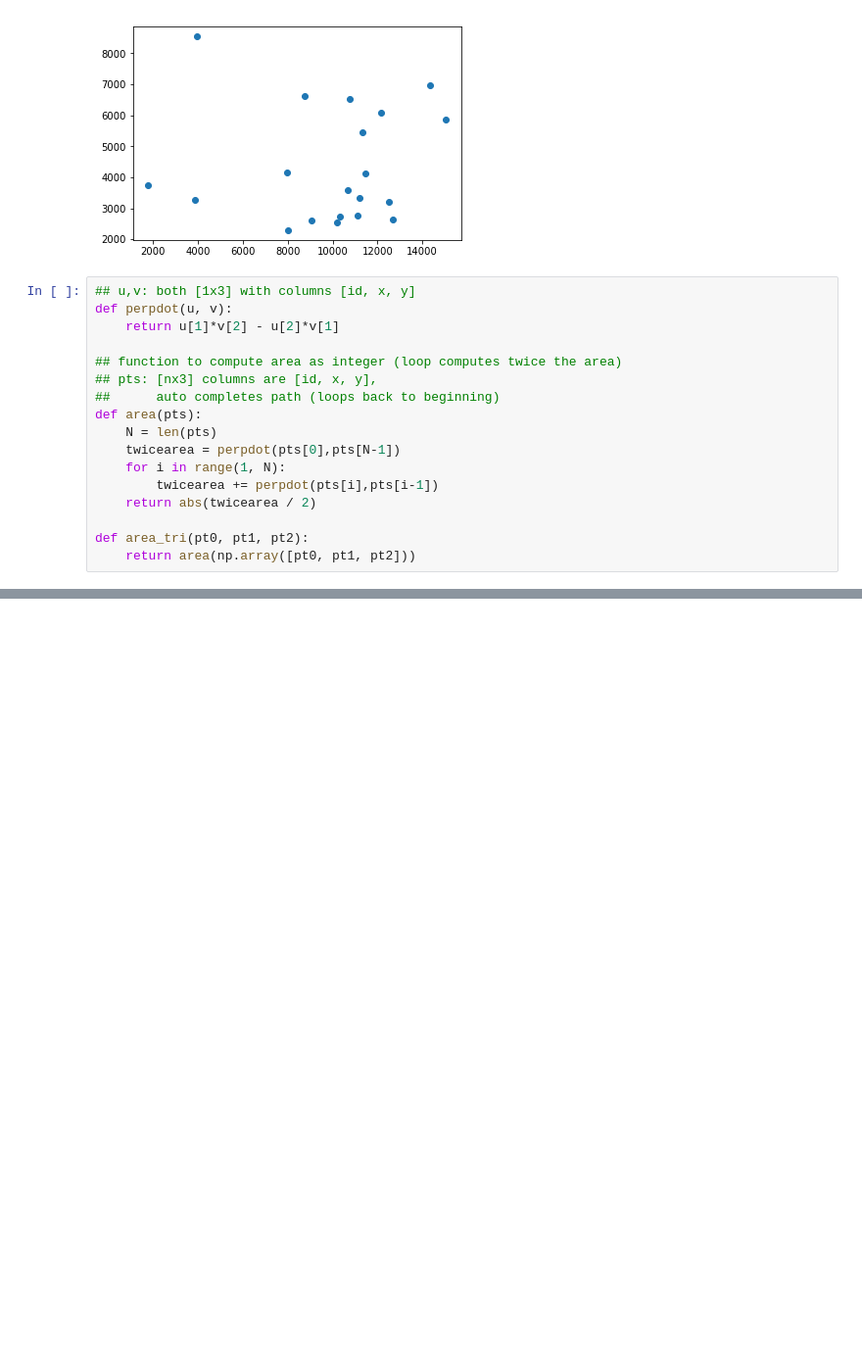
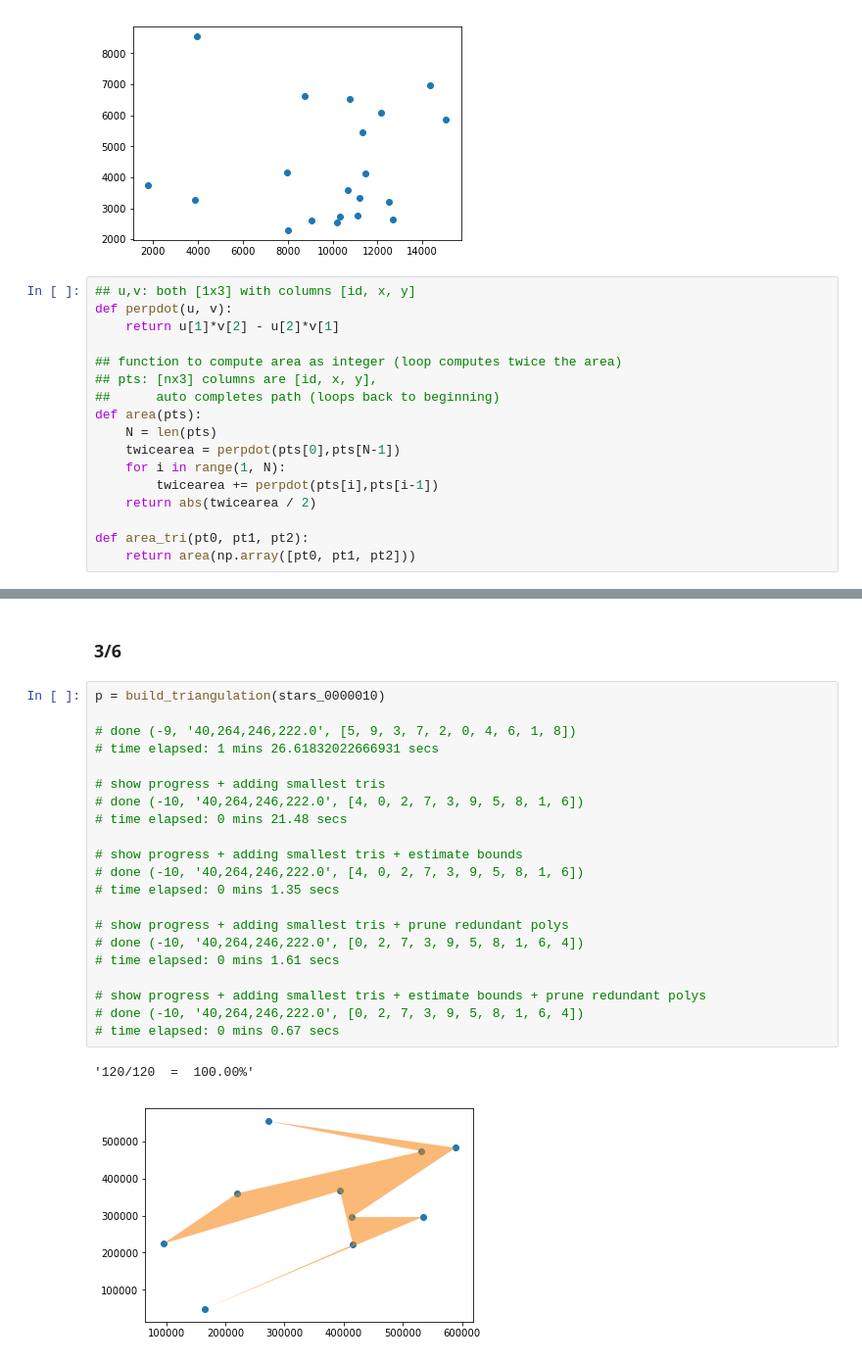
Before and after one commit to mhudnell/geo_optimization_challenge, a Jupyter notebook: geometric_optimization_challenge.ipynb, the cells around one changed output, grey strips where cells are left out. Shown: that part at 98% size. Saved outputs shown, nothing was run; the diff lists cells and outputs as text; blank space fills up the shorter version.

```diff
--- a/geometric_optimization_challenge.ipynb
+++ b/geometric_optimization_challenge.ipynb
@@ -197,0 +303,26 @@ print(len(p), area(p[:-1]), p)
+# %% [markdown]
+### 3/6
+# %%
+p = build_triangulation(stars_0000010)
+
+# done (-9, '40,264,246,222.0', [5, 9, 3, 7, 2, 0, 4, 6, 1, 8])
+# time elapsed: 1 mins 26.61832022666931 secs
+
+# show progress + adding smallest tris
+# done (-10, '40,264,246,222.0', [4, 0, 2, 7, 3, 9, 5, 8, 1, 6])
+# time elapsed: 0 mins 21.48 secs
+
+# show progress + adding smallest tris + estimate bounds
+# done (-10, '40,264,246,222.0', [4, 0, 2, 7, 3, 9, 5, 8, 1, 6])
+# time elapsed: 0 mins 1.35 secs
+
+# show progress + adding smallest tris + prune redundant polys
+# done (-10, '40,264,246,222.0', [0, 2, 7, 3, 9, 5, 8, 1, 6, 4])
+# time elapsed: 0 mins 1.61 secs
+
+# show progress + adding smallest tris + estimate bounds + prune redundant polys
+# done (-10, '40,264,246,222.0', [0, 2, 7, 3, 9, 5, 8, 1, 6, 4])
+# time elapsed: 0 mins 0.67 secs
+# %% [output]
+'120/120  =  100.00%'
+[figure, added]
```
Also changed, not shown: parts of 30 cells of this notebook.
